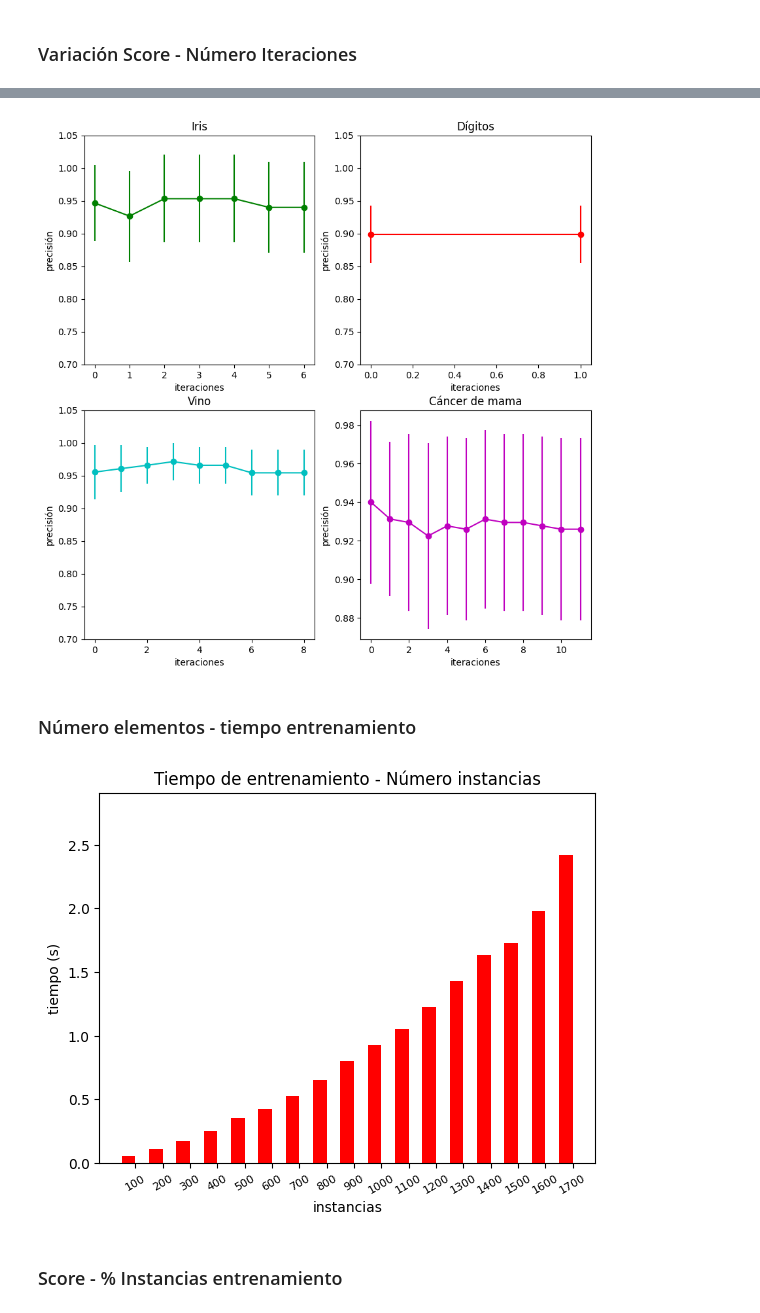
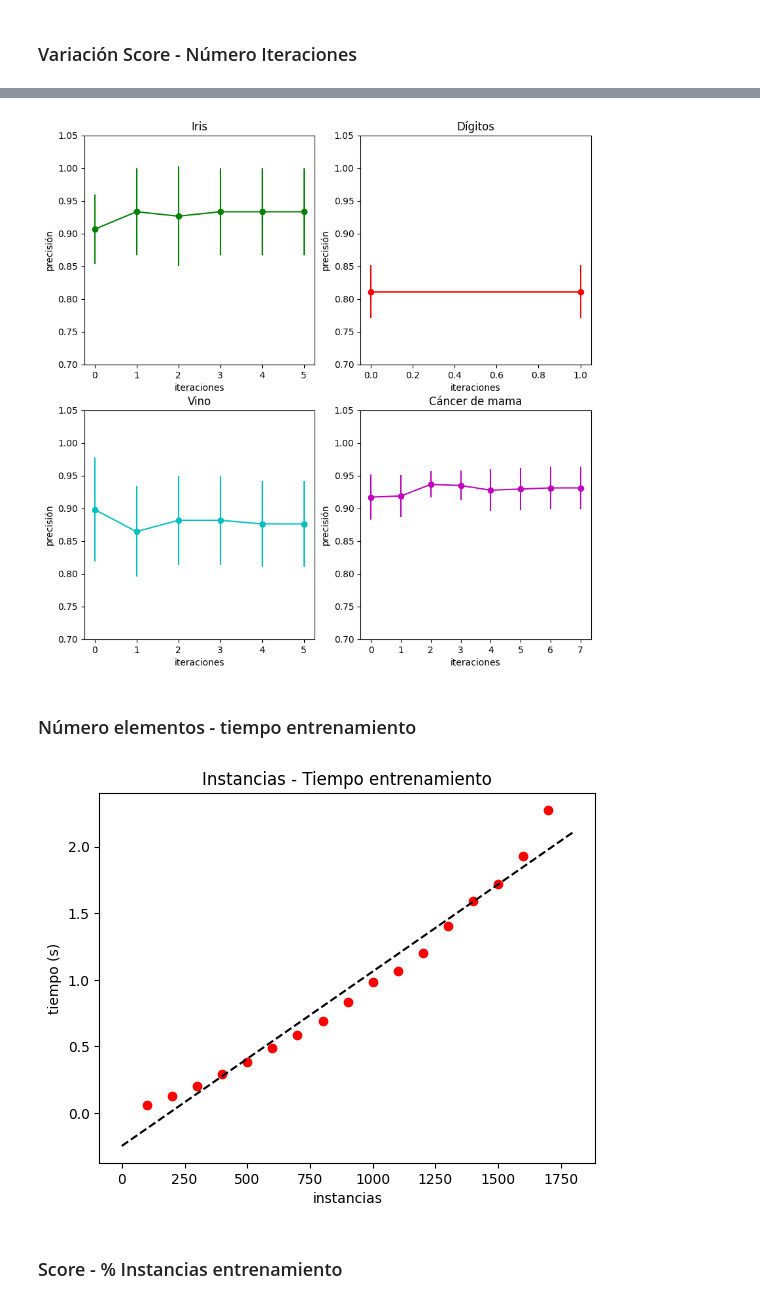
Before and after one commit to phf1001/semisupervised-learning-in-cibersecurity, a Jupyter notebook: src/co-forest-graphs.ipynb, the cells around one changed output, grey strips where cells are left out. Drawn from its saved outputs; the diff is of its cells as text; code cells hidden in the pictures.

Commit message:
[S06] docs: modified time graph

```diff
--- a/src/co-forest-graphs.ipynb
+++ b/src/co-forest-graphs.ipynb
@@ -406,7 +404,7 @@ for dataset_info in available:
         y_train, y_test = y[train_index], y[test_index]
         L_train, U_train, Ly_train, Uy_train = train_test_split(X_train, y_train, test_size=0.8, random_state=rd)
 
-        co_forest = Co_Forest(L_train, Ly_train, U_train, 20, 0.75, available_classes, rd,'log2', X_test, y_test)
+        co_forest = Co_Forest(L_train, Ly_train, U_train, 6, 0.75, available_classes, rd,'log2', X_test, y_test)
         co_forest.fit()
 
     mean = np.mean(create_graph_matrix("file.csv"), axis=0)
@@ -445,15 +443,15 @@ for dataset_info in available:
         y_train, y_test = y[train_index], y[test_index]
         L_train, U_train, Ly_train, Uy_train = train_test_split(X_train, y_train, test_size=0.8, random_state=rd)
 
-        co_forest = Co_Forest(L_train, Ly_train, U_train, 20, 0.75, available_classes, rd,'log2', X_test, y_test)
+        co_forest = Co_Forest(L_train, Ly_train, U_train, 6, 0.75, available_classes, rd,'log2', X_test, y_test)
         co_forest.fit()
 
     mean = np.mean(create_graph_matrix("file.csv"), axis=0)
     std = np.std(create_graph_matrix("file.csv"), axis=0)
 
     coordinates = dataset_info[2]
+    ax_i = ax[coordinates[0], coordinates[1]]
     ax_i.set_ylim([0.7, 1.05])
-    ax_i = ax[coordinates[0], coordinates[1]]
     ax_i.errorbar(np.arange(len(mean)), mean, std, fmt='-o', color = next(cycol), label = dataset_info[1])
     ax_i.set_ylabel('precisión')
     ax_i.set_xlabel('iteraciones')
@@ -461,56 +459,52 @@ for dataset_info in available:
 
 plt.show()
 # %% [output]
-[figure, old version]
+[figure, new version]
 # %% [markdown]
 ### Número elementos - tiempo entrenamiento
 # %%
 cycol = cycle('bgrcmk')
 fig, ax = plt.subplots()
 cycol = cycle('bgrcmk')
 next(cycol)
 next(cycol)
-colour = next(cycol)
 
 dataset_info = (load_digits(), 'Dígitos')
 dataset = dataset_info[0]
 
 instancias = []
 tiempos = []
 rd = np.random.RandomState(5)
 
 for i in range(100, dataset.data.shape[0], 100):
 
-    available_classes = np.unique(dataset.target)
-    X = np.array(dataset.data)
-    X = X[rd.choice(a = np.arange(start=0, stop=X.shape[0]), replace = True, size=i)]
-    y = np.array(dataset.target)
-    y = y[rd.choice(a = np.arange(start=0, stop=y.shape[0]), replace = True, size=i)]
-
+    indexes = rd.choice(a = np.arange(start=0, stop=X.shape[0]), replace = True, size=i)
+    X = np.array(dataset.data)[indexes]
+    y = np.array(dataset.target)[indexes]
     L_train, U_train, Ly_train, Uy_train = train_test_split(X, y, test_size=0.8, random_state=rd)
 
     inicio = time.time()
-    co_forest = Co_Forest(L_train, Ly_train, U_train, 20, 0.75, available_classes, rd,'log2')
+    co_forest = Co_Forest(L_train, Ly_train, U_train, 20, 0.75, np.unique(dataset.target), rd,'log2')
     co_forest.fit()
     fin = time.time()
 
     instancias.append(X.shape[0])
     tiempos.append((fin-inicio))
 
-names = [i for i in instancias]
-ax = plt.subplot()
-rectangles = plt.bar(range(len(names)), tiempos, width=0.5, color = colour)
+ax.scatter(instancias, tiempos, color=next(cycol) )
 
-ax.set_xticks(np.linspace(0.25, len(names) - 0.75, len(names)))
-ax.set_xticklabels(names, fontsize=8)
-plt.setp(plt.xticks()[1], rotation=30)
-ax.set_ylim((0, max(tiempos) * 1.2))
+model = LinearRegression()
+model.fit(np.array([[i] for i in instancias]), tiempos)
+x_new = np.linspace(0, dataset.data.shape[0], 100)
+y_new = model.predict(x_new[:, np.newaxis])
+
+plt.title("Instancias - Tiempo entrenamiento")
+ax.plot(x_new, y_new, '--k')
+ax.set_xlabel('instancias')
 ax.set_ylabel('tiempo (s)')
-ax.set_xlabel('instancias')
-ax.set_title('Tiempo de entrenamiento - Número instancias')
 plt.show()
 # %% [output]
-[figure, old version]
+[figure, new version]
 # %% [markdown]
 ### Score - % Instancias entrenamiento
 # %%
```
Also changed, not shown: parts of 7 cells of this notebook, 3 other files.
